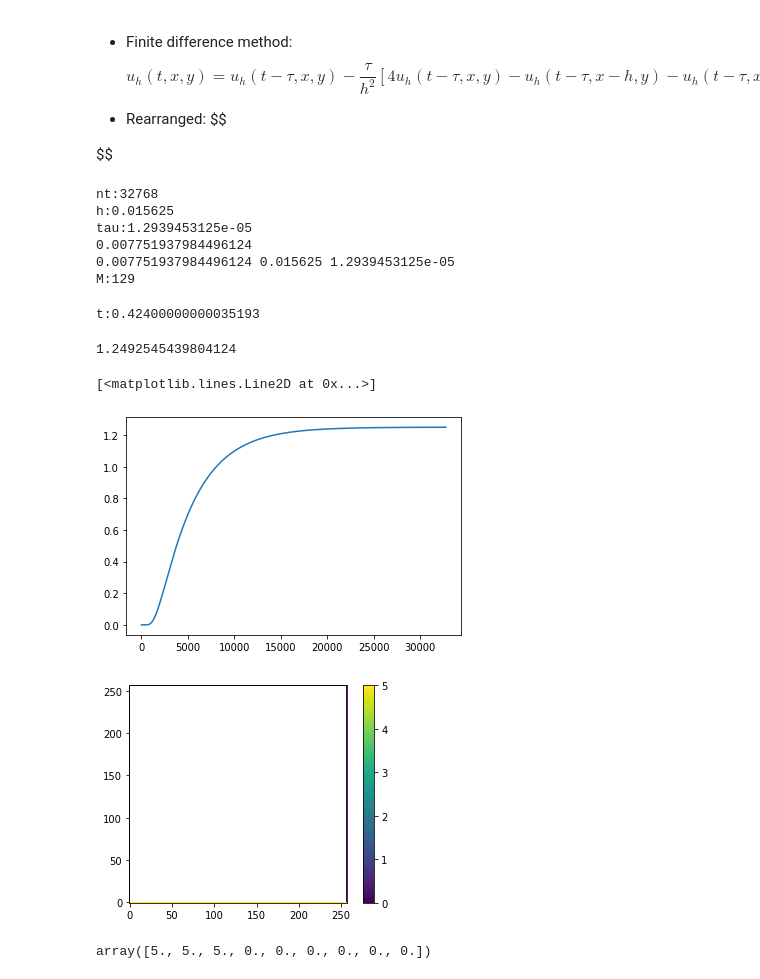
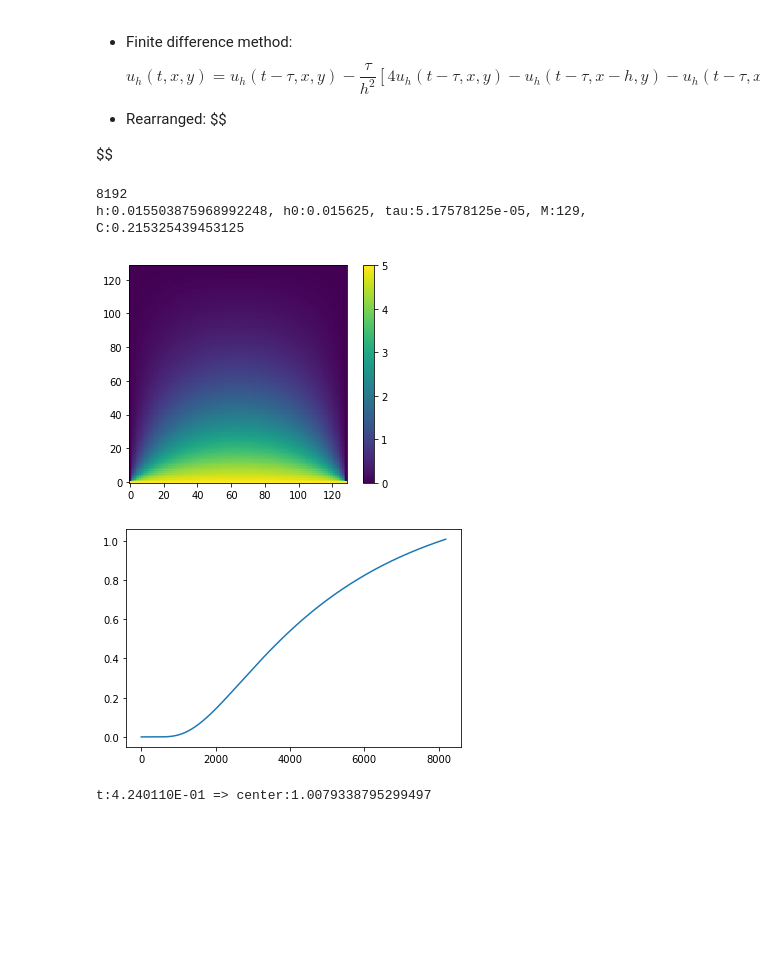
Before and after one commit to sheeshee/High-Performance-Computing-Coursework, a Jupyter notebook: Assignment 4/Assignment 4 Submission.ipynb, the cells around one changed output. Saved outputs shown, nothing was run; the diff lists cells and outputs as text; code cells hidden in the pictures; blank space fills up the shorter version.

```diff
--- a/Assignment 4/Assignment 4 Submission.ipynb
+++ b/Assignment 4/Assignment 4 Submission.ipynb
@@ -58,11 +58,11 @@ def build_explicit_system(tau, h0, boundary_f):
     M = ceil(2/h0)
     if M % 2 == 0:
         M += 1
-    h = 1/M
-    print(h)
 
-    print(h, h0, tau)
-    print(f'M:{M}')
+
+    h = 2/M
+
+    print(f'h:{h}, h0:{h0}, tau:{tau}, M:{M}, C:{tau/h**2}')
 
     Mop = (M-2)**2
 
@@ -149,6 +149,27 @@ def build_explicit_system(tau, h0, boundary_f):
         raise Exception(f'Matrix wrong size:{A.shape[0]}')
 
     return A, b
+
+
+def show(b, M):
+    p = b.reshape(M, M)
+    p = np.pad(p, 1)
+
+    # left bc
+    p[:, 0] = 0
+
+    # right bc
+    p[:, -1] = 0
+
+    # top bc
+    p[-1, :] = 0
+
+    # bottom bc
+    p[0, :] = 5
+
+    plt.imshow(p, origin='lower')
+    plt.colorbar()
+    plt.show()
 # %%
 # Boundaries:
 def f(y, x):
@@ -157,44 +178,36 @@ def f(y, x):
 
 h = 1/64
 Tf = 0.424
-nt = ceil(4*Tf)*ceil(1/(h/2)**2)
+nt = ceil(4*Tf)*ceil(1/(h)**2)
 
 tau = Tf/nt
-
-print(f'nt:{nt}\nh:{h}\ntau:{tau}')
+print(nt)
 
 A, bounds = build_explicit_system(tau, h, f)
 # %% [output]
-nt:32768
-h:0.015625
-tau:1.2939453125e-05
-0.007751937984496124
-0.007751937984496124 0.015625 1.2939453125e-05
-M:129
+8192
+h:0.015503875968992248, h0:0.015625, tau:5.17578125e-05, M:129, C:0.215325439453125
 # %%
-b = np.empty_like(bounds)*0
+b = bounds
 iters = 0
 
 t = 0
-
-loc = len(b)//2 + 1
 
 vals = []
 
 for i in range(nt):
     t += tau
     b = A @ b + bounds
     vals.append(b[loc])
 
-print(f't:{t}')
 M = int(len(b)**0.5) + 2
 loc = len(b)//2 + 1
-b[loc]
+
+show(b, M - 2)
+plt.plot(vals)
+plt.show()
+print(f't:{t:6E} => center:{b[loc]}')
 # %% [output]
+[figure, added]
+[figure, added]
-t:0.42400000000035193
+t:4.240110E-01 => center:1.0079338795299497
-1.2492545439804124
-# %%
-plt.plot(vals)
-# %% [output]
-[<matplotlib.lines.Line2D at 0x...>]
-[figure, removed]
@@ -220,9 +213,0 @@ def show(b, M):
-# %%
-
-show(b, M-2)
-# %% [output]
-[figure, removed]
-# %%
-b0
-# %% [output]
-array([5., 5., 5., 0., 0., 0., 0., 0., 0.])
```
Also changed, not shown: parts of 1 cell of this notebook.
